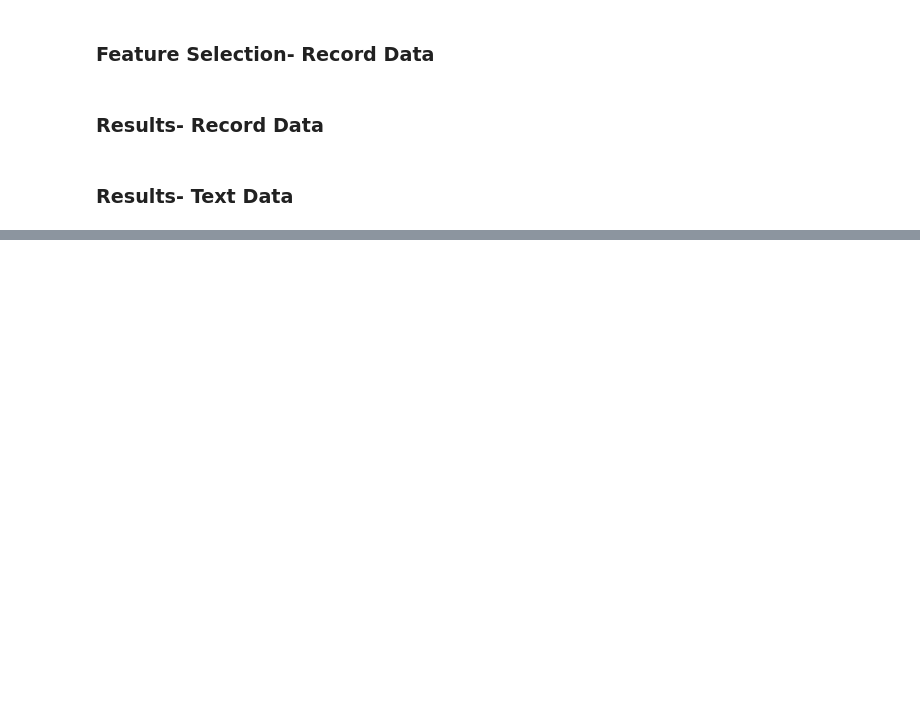
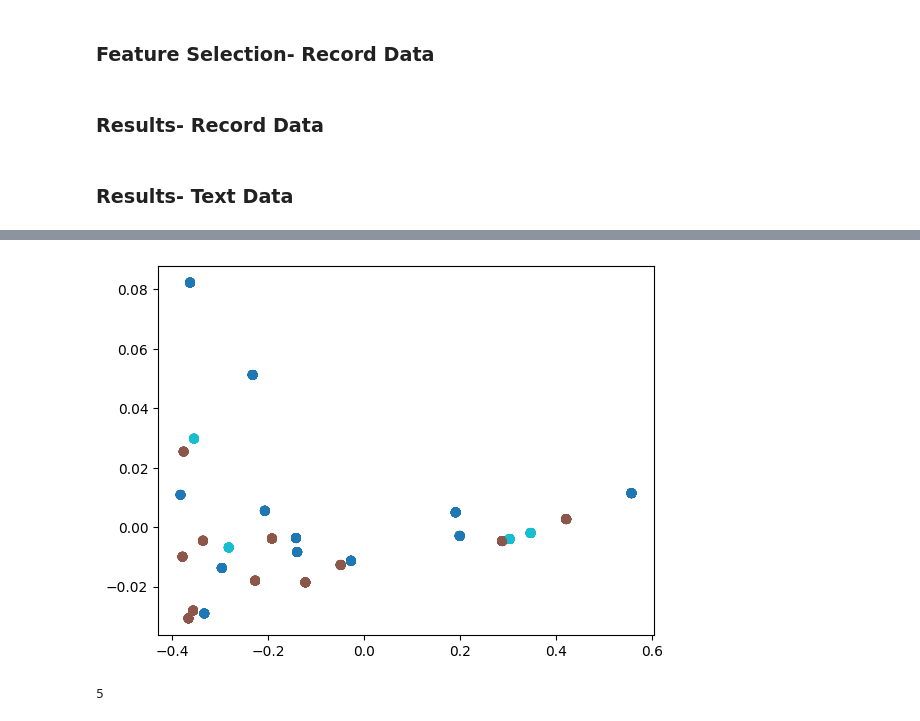
Before and after one commit to anly501/dsan-5000-project-aou27, a Jupyter notebook: websitebackupcode/PyAlgorithmsBackup.ipynb, the cells around one changed output, grey strips where cells are left out. Drawn from its saved outputs; the diff is of its cells as text; code cells hidden in the pictures; blank space fills up the shorter version.

```diff
--- a/websitebackupcode/PyAlgorithmsBackup.ipynb
+++ b/websitebackupcode/PyAlgorithmsBackup.ipynb
@@ -234,0 +218,17 @@ plot_results(output_dir+"/partial_grid_search")
+# %%
+import requests
+import json
+import re
+#import pycountry
+import pandas as pd
+import numpy as np
+
+appledf = pd.read_csv("../websitedata/apple_py.csv")
+
+newAppledf = pd.read_csv("../websitedata/newApple_py.csv")
+# %%
+y = appledf["Peak"]
+y=np.array(y)
+
+x= newAppledf.drop(columns={"Peak", "Unnamed: 0"})
+print(x.head)
@@ -234,0 +250,10 @@ plot_results(output_dir+"/partial_grid_search")
+# %%
+# LOAD DATA
+X= x
+Y= y
+
+#NORMALIZE AND RESHAPE
+X=X/np.max(X) #NORMALIZE
+# X=X.reshape(60000,28*28); #print(X[0])
+cov_X = X.cov()
+print(cov_X)
@@ -234,0 +274,27 @@ plot_results(output_dir+"/partial_grid_search")
+# %%
+# APPLYING PCA TO WHOLE DATASET
+
+import numpy as np
+import pandas as pd
+import seaborn as sns
+import matplotlib.pyplot as plt
+
+#COMPUTE PCA
+from sklearn.decomposition import PCA
+n_components = X.shape[1]
+pca = PCA(n_components=n_components)
+# pca.fit(X)
+X1=pca.fit_transform(X)
+
+#2D PLOT; for Chart Position and Position Duration
+plt.scatter(X1[:,0], X1[:,1], c=Y, cmap='tab10')
+plt.show()
+# %% [output]
+[figure, added]
+# %%
+#COMPUTE PRINCIPAL COMPONENTS use min instead of mle due to it being a small dataset
+n_components = min(X.shape[0], X.shape[1])
+
+print(n_components)
+# %% [output]
+5
```
Also changed, not shown: parts of 19 cells of this notebook, 10 other files.
